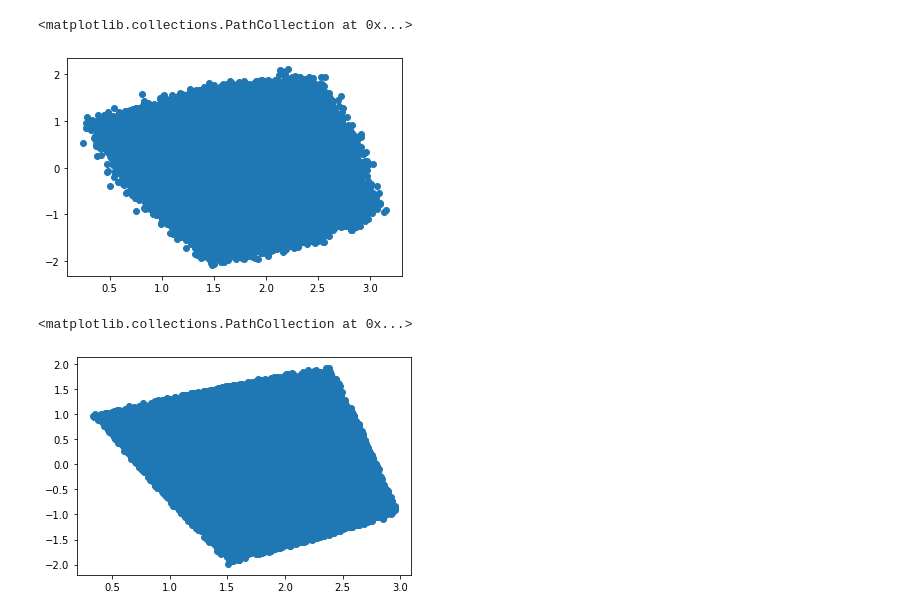
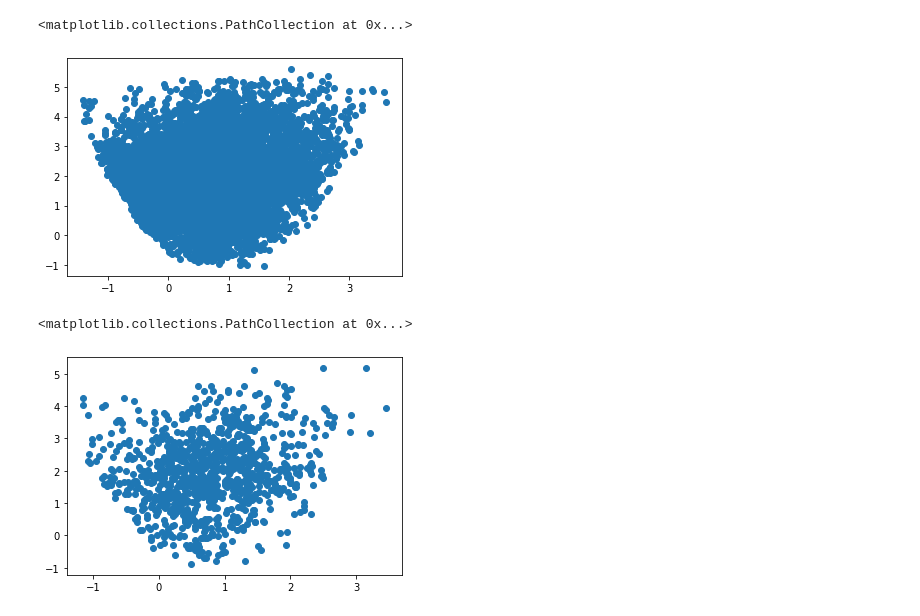
Before and after one commit to luigisbailo/archetype-nets, a Jupyter notebook: archetypes.ipynb, the cells around one changed output. Saved outputs shown, nothing was run; the diff lists cells and outputs as text; code cells hidden in the pictures.

```diff
--- a/archetypes.ipynb
+++ b/archetypes.ipynb
@@ -4,8 +13,8 @@ import matplotlib.pyplot as plt
 # %%
-archs = np.array([[3,-1],
-                  [1.5,-2],
-                  [0.3,1],
-                  [2.4,2]])
+archs = np.array([[-1,-1],
+                  [2,-2],
+                  [4,6],
+                  [-2,5]])
 # %%
 X,Y = archs.T
 # %%
@@ -22,3 +31,9 @@ def generate_data (archs, n_points, noise=0.1):
     data = np.matmul(rand,archs)
     data = data + np.random.normal(0,noise,size=data.shape)
     return data
+# %%
+x_train = generate_data (archs,10000,noise=0.01)
+x_test = generate_data (archs,1000,noise=0.01)
+
+dataX,dataY = x_train.T
+plt.scatter(dataX,dataY)
@@ -25,14 +153,14 @@ def generate_data (archs, n_points, noise=0.1):
 # %%
-data = generate_data (archs,1000000)
-dataX,dataY = data.T
+x_pred = vae.predict(x_train)
+dataX,dataY = x_pred.T
 plt.scatter(dataX,dataY)
 # %% [output]
 <matplotlib.collections.PathCollection at 0x...>
-[figure, old version]
+[figure, new version]
 # %%
-data = generate_data (archs,1000000,noise=0)
-dataX,dataY = data.T
+x_pred = vae.predict(x_test)
+dataX,dataY = x_pred.T
 plt.scatter(dataX,dataY)
 # %% [output]
 <matplotlib.collections.PathCollection at 0x...>
-[figure, old version]
+[figure, new version]
```
Also changed, not shown: parts of 5 cells of this notebook.
